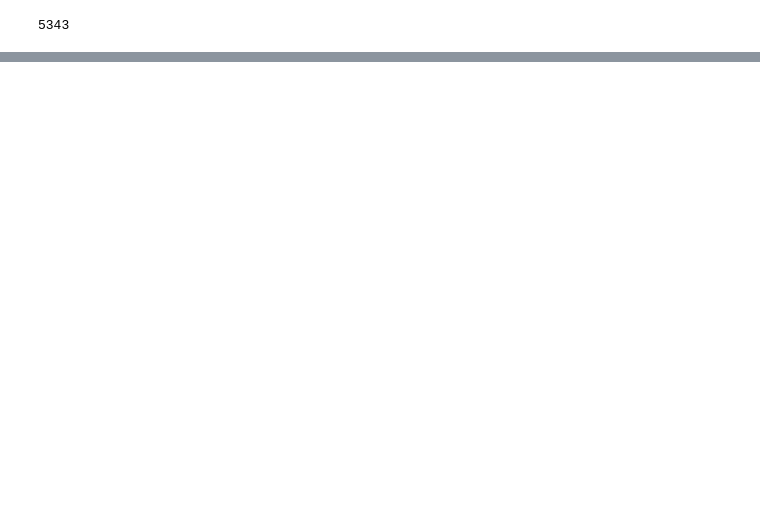
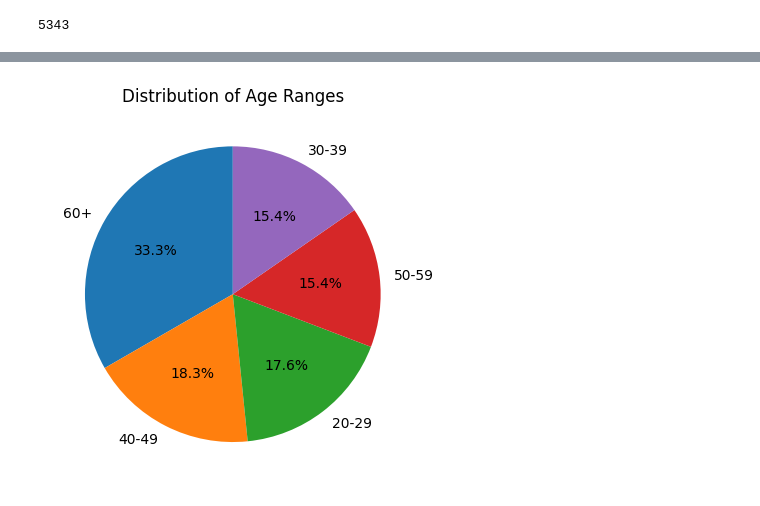
Before and after one commit to chenghong99/SGH-assignment, a Jupyter notebook: Assesment.ipynb, the cells around one changed output, grey strips where cells are left out. Cells and saved outputs as stored; diff of their text form; code cells hidden in the pictures; blank space fills up the shorter version.

```diff
--- a/Assesment.ipynb
+++ b/Assesment.ipynb
@@ -52,0 +72,21 @@ result_df = pd.read_sql_query(query, connection)
+# %%
+## Explore age range of data
+query = "SELECT age FROM data"
+age_df = pd.read_sql_query(query, connection)
+
+bins = [20, 30, 40, 50, 60, 100]
+
+# Create labels for the age ranges
+labels = ['20-29', '30-39', '40-49', '50-59', '60+']
+
+age_df['age_range'] = pd.cut(age_df['age'], bins=bins, labels=labels, right=False)
+
+# Count the occurrences of each age range
+age_range_counts = age_df['age_range'].value_counts()
+
+# Plotting a pie chart
+plt.pie(age_range_counts, labels=age_range_counts.index, autopct='%1.1f%%', startangle=90)
+plt.title('Distribution of Age Ranges')
+plt.show()
+# %% [output]
+[figure, added]
```
Also changed, not shown: parts of 7 cells of this notebook, 1 other file.
